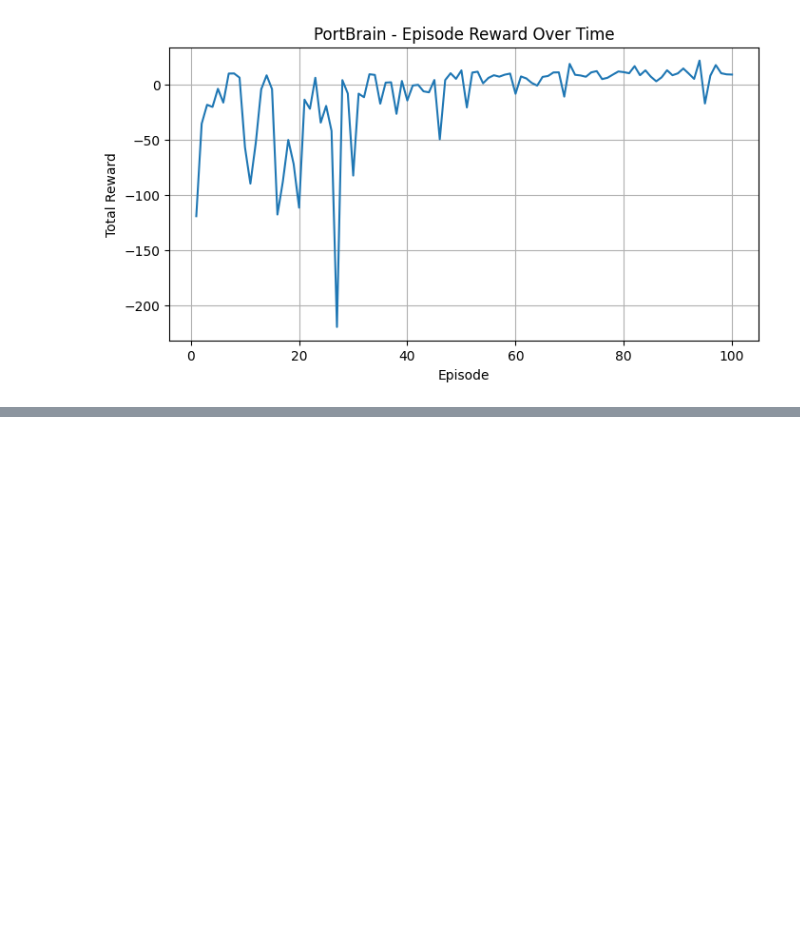
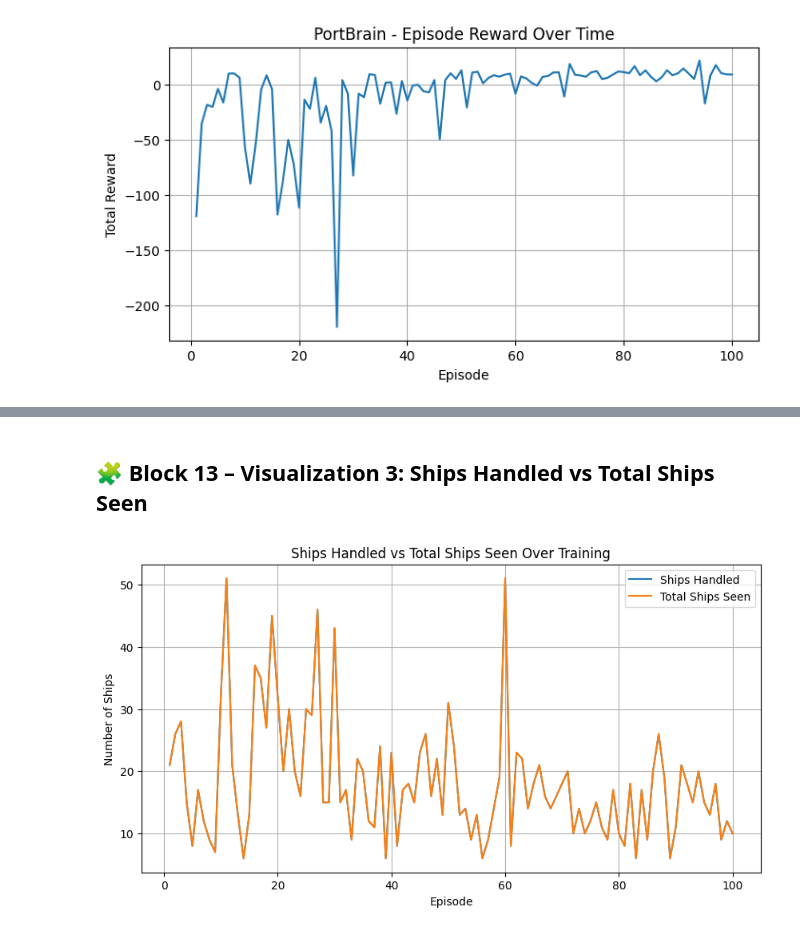
Before and after one commit to ParagShah-7/Port-Brain, a Jupyter notebook: PB CODE.ipynb, the cells around one changed output, grey strips where cells are left out. Cells and saved outputs as stored; diff of their text form; code cells hidden in the pictures; blank space fills up the shorter version.

```diff
--- a/PB CODE.ipynb
+++ b/PB CODE.ipynb
@@ -29,6 +36,6 @@ Device: cpu
 # %%
 # ---------------------------------------------------------------
-# Hyperparameters
+# Hyperparameters & Config
 # ---------------------------------------------------------------
 NUM_EPISODES        = 100
 MAX_STEPS_PER_EP    = 50
@@ -40,13 +47,15 @@ REPLAY_CAPACITY     = 10_000
 
 EPS_START           = 1.0
 EPS_END             = 0.1
-EPS_DECAY_EPISODES  = 80
+EPS_DECAY_EPISODES  = 80  # episode index at which epsilon reaches EPS_END
 
 TARGET_UPDATE_FREQ  = 10
+
 MAX_SHIPS_QUEUE     = 20
 MAX_HANDLE_PER_STEP = 3
+ARRIVAL_RATE        = 1.0  # Poisson λ
 
 TRAINING_HISTORY_CSV = "portbrain_training_history.csv"
 
-# Print only 10 selected episodes
+# Print ONLY these episodes as text summaries
 EPISODES_TO_PRINT = {1, 5, 10, 20, 25, 40, 50, 75, 90, 100}
@@ -419,0 +525,18 @@ plt.show()
+# %% [markdown]
+## 🧩 Block 13 – Visualization 3: Ships Handled vs Total Ships Seen
+# %%
+# ---------------------------------------------------------------
+# Visualization 3 – Ships Handled vs Total Ships Seen
+# ---------------------------------------------------------------
+plt.figure(figsize=(10,5))
+plt.plot(history_df["episode"], history_df["ships_handled"], label="Ships Handled")
+plt.plot(history_df["episode"], history_df["total_ships_seen"], label="Total Ships Seen")
+
+plt.xlabel("Episode")
+plt.ylabel("Number of Ships")
+plt.title("Ships Handled vs Total Ships Seen Over Training")
+plt.legend()
+plt.grid(True)
+plt.show()
+# %% [output]
+[figure, added]
```
Also changed, not shown: parts of 23 cells of this notebook, 3 other files.
